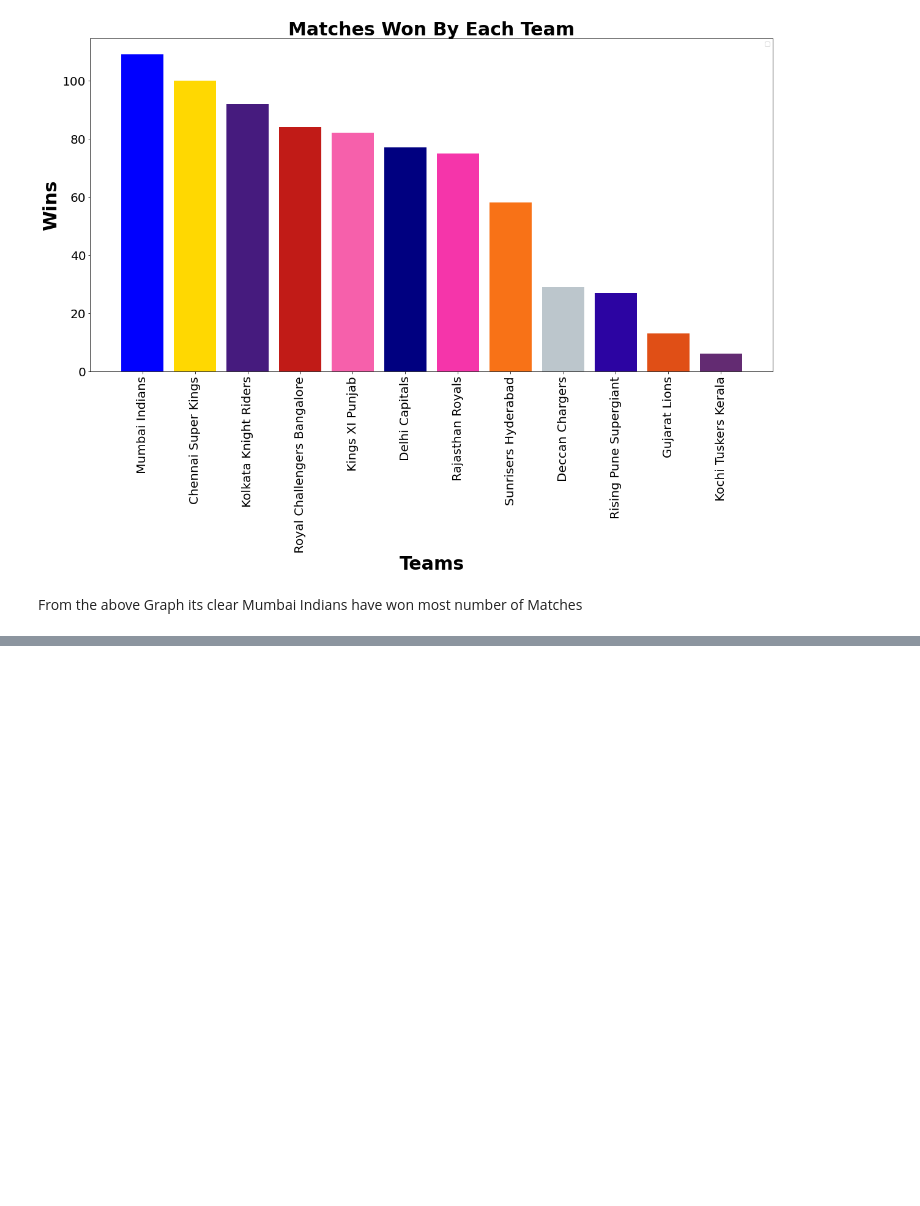
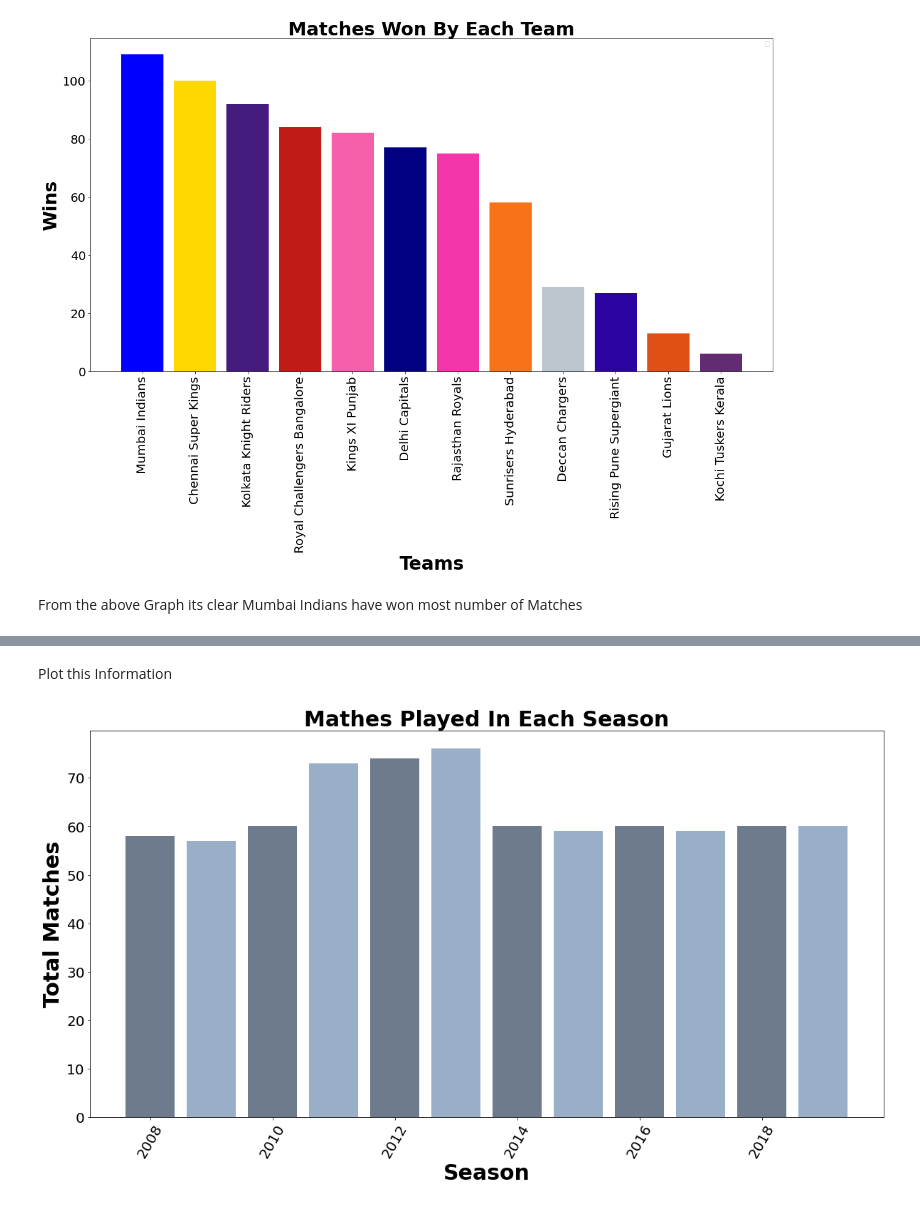
Before and after one commit to shaneydv/IPL-Data-Analysis, a Jupyter notebook: ipl_data_analysis.ipynb, the cells around one changed output, grey strips where cells are left out. Saved outputs shown, nothing was run; the diff lists cells and outputs as text; code cells hidden in the pictures; blank space fills up the shorter version.

```diff
--- a/ipl_data_analysis.ipynb
+++ b/ipl_data_analysis.ipynb
@@ -375,0 +378,4 @@ From the above Graph its clear Mumbai Indians have won most number of Matches
+# %%
+season_df = ipl_df.groupby('season')[['id']].count()
+season_df = season_df.sort_values('season', ascending=False).reset_index()
+season_df.rename(columns = {'id':'Matches','season':'Year'},inplace = True)
@@ -375,0 +398,14 @@ From the above Graph its clear Mumbai Indians have won most number of Matches
+# %% [markdown]
+Plot this Information
+# %%
+#To make it look more neat we will rotate the x-axis name with an angle of 60 using .xticks() method
+# Also will make the font bold and increase its size for readability
+plt.figure(figsize=(20,10))
+plt.title("Mathes Played In Each Season",fontweight='bold',fontsize=30)
+plt.xlabel('Season',fontweight='bold',fontsize=30)
+plt.ylabel('Total Matches',fontweight='bold',fontsize=30)
+plt.xticks(rotation='60')
+plt.tick_params(labelsize=20)
+plt.bar(season_df.Year,season_df.Matches,color=['#98AFC7','#6D7B8D']);
+# %% [output]
+[figure, added]
```
Also changed, not shown: parts of 11 cells of this notebook.
